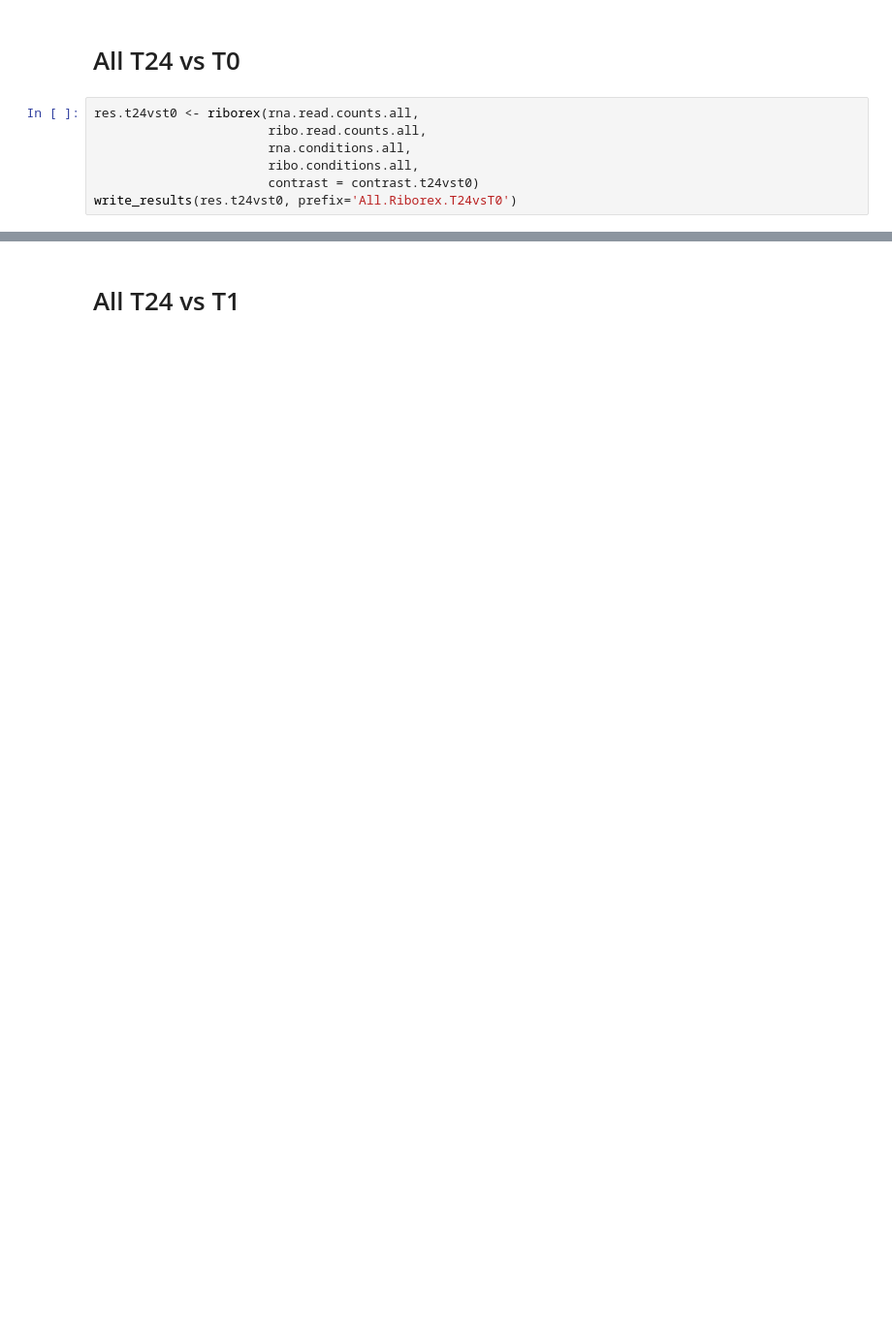
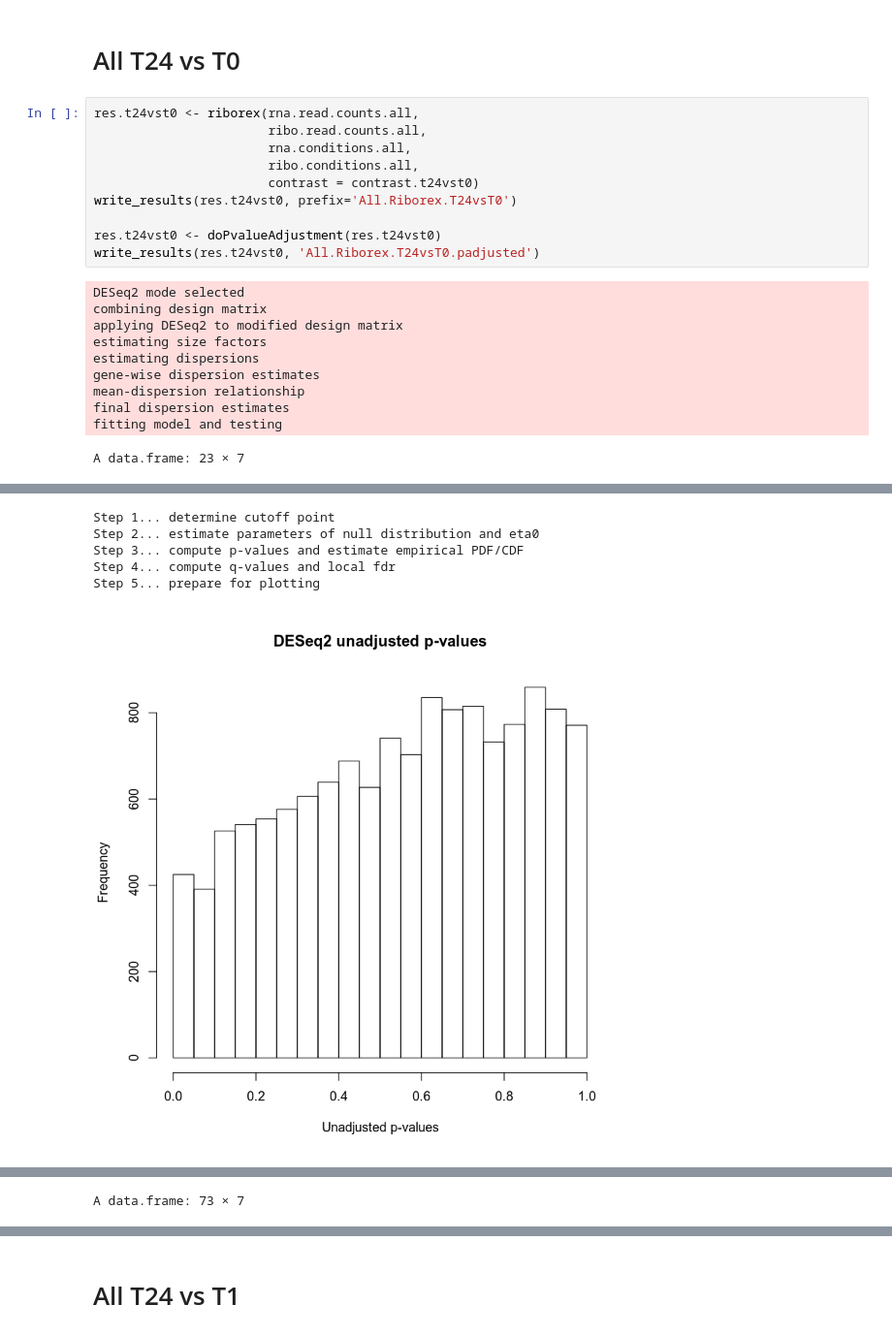
Before and after one commit to saketkc/2019_radiation_gbm, a Jupyter notebook: notebooks/02.Translational_Efficiency_Analysis.ipynb, the cells around one changed output, grey strips where cells are left out. Shown at 97% size. Drawn from its saved outputs; the diff is of its cells as text; blank space fills up the shorter version.

```diff
--- a/notebooks/02.Translational_Efficiency_Analysis.ipynb
+++ b/notebooks/02.Translational_Efficiency_Analysis.ipynb
@@ -213,3 +252,17 @@ res.t24vst0 <- riborex(rna.read.counts.all,
                        ribo.conditions.all,
                        contrast = contrast.t24vst0)
 write_results(res.t24vst0, prefix='All.Riborex.T24vsT0')
+
+res.t24vst0 <- doPvalueAdjustment(res.t24vst0)
+write_results(res.t24vst0, 'All.Riborex.T24vsT0.padjusted')
+# %% [output]
+DESeq2 mode selected
+combining design matrix
+applying DESeq2 to modified design matrix
+estimating size factors
+estimating dispersions
+gene-wise dispersion estimates
+mean-dispersion relationship
+final dispersion estimates
+fitting model and testing
+A data.frame: 23 × 7
@@ -215,0 +287,6 @@ write_results(res.t24vst0, prefix='All.Riborex.T24vsT0')
+Step 1... determine cutoff point
+Step 2... estimate parameters of null distribution and eta0
+Step 3... compute p-values and estimate empirical PDF/CDF
+Step 4... compute q-values and local fdr
+Step 5... prepare for plotting
+[figure, added]
@@ -215,0 +294 @@ write_results(res.t24vst0, prefix='All.Riborex.T24vsT0')
+A data.frame: 73 × 7
```
Also changed, not shown: parts of 5 cells of this notebook, 1 other file.
